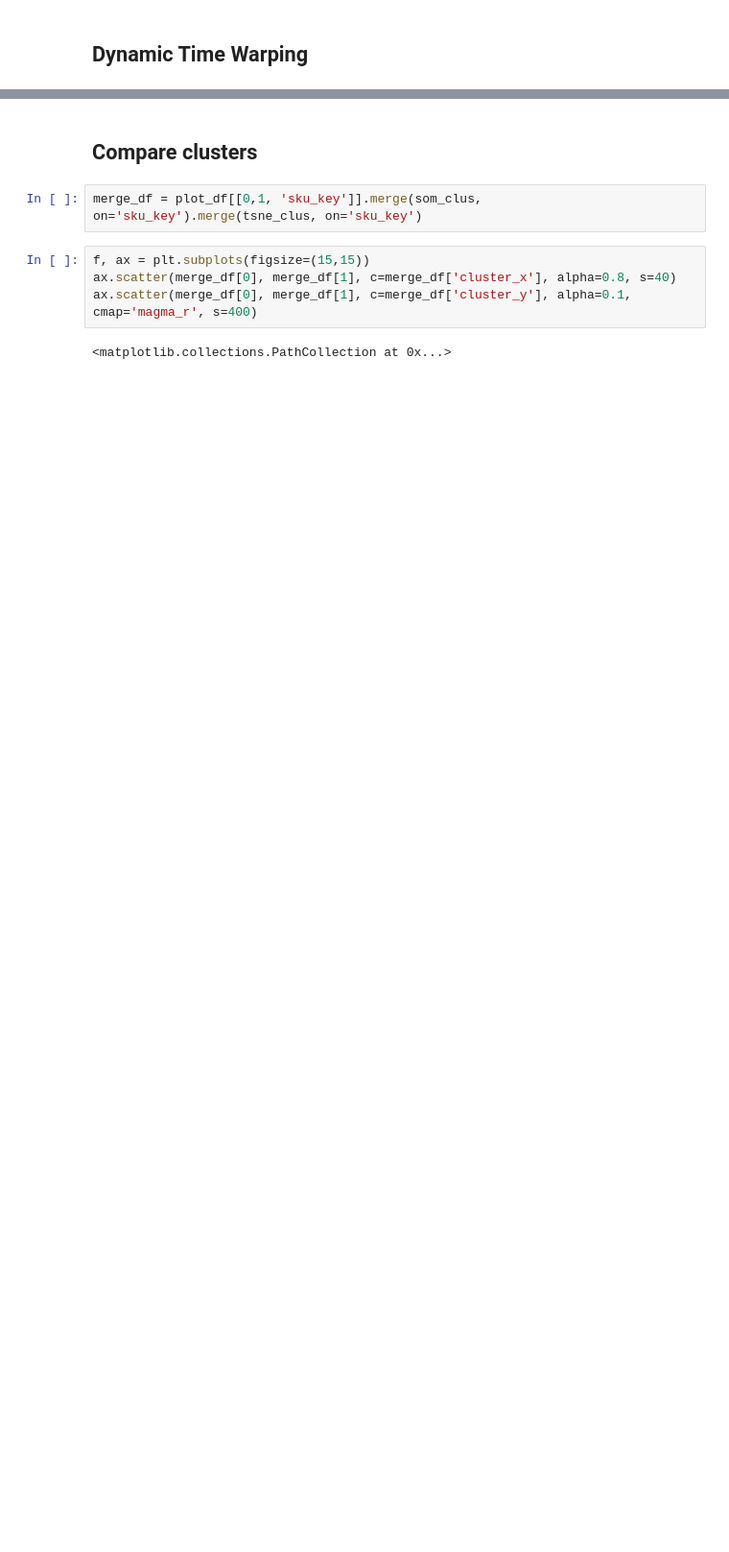
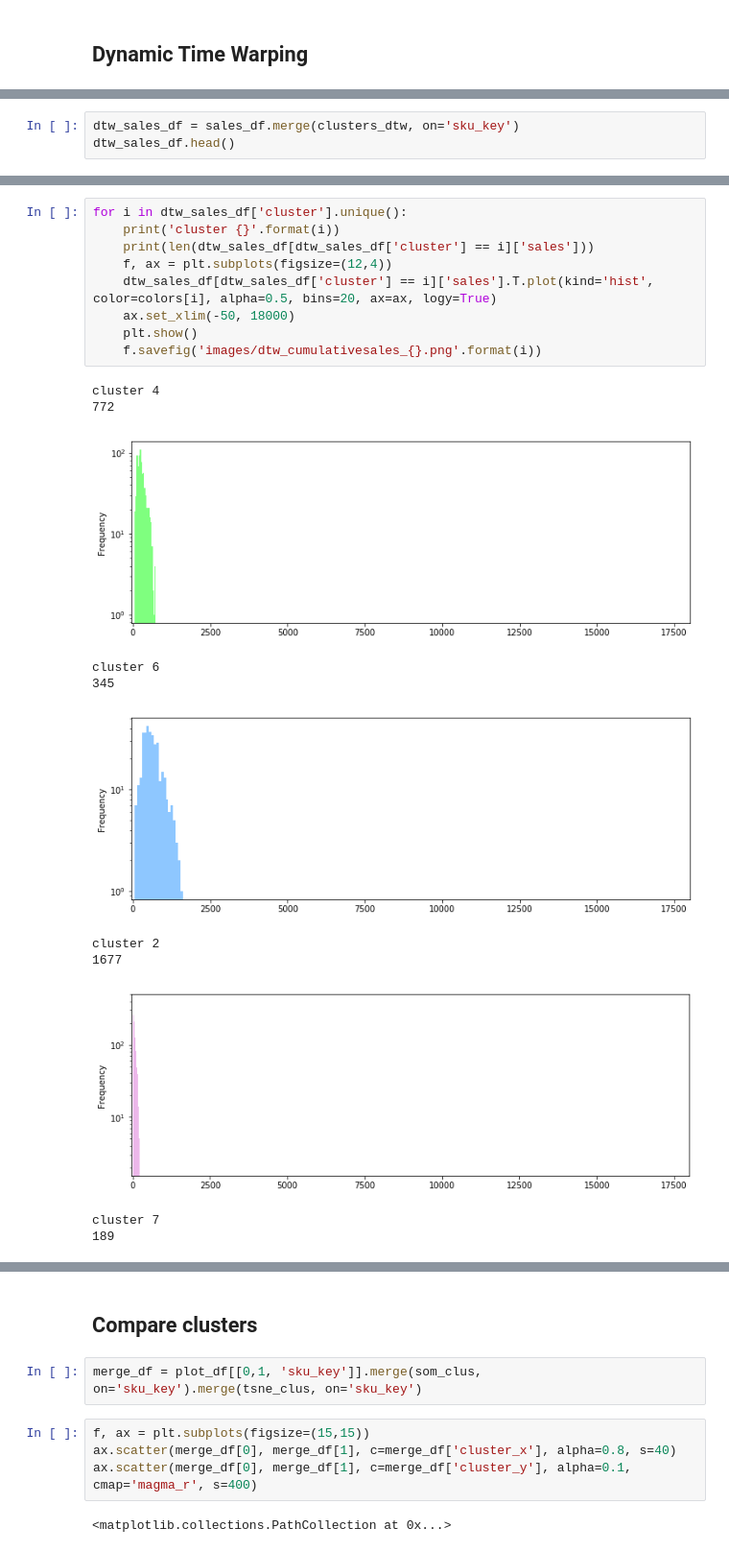
Before and after one commit to brandries/project_echo_clustering, a Jupyter notebook: clustering/Visualize_Notebook.ipynb, the cells around one changed output, grey strips where cells are left out. Shown at 96% size. Saved outputs shown, nothing was run; the diff lists cells and outputs as text; blank space fills up the shorter version.

```diff
--- a/clustering/Visualize_Notebook.ipynb
+++ b/clustering/Visualize_Notebook.ipynb
@@ -430,0 +493,3 @@ analyze_dtw.plot_cluster_categorical(df_dict, run_cats, True)
+# %%
+dtw_sales_df = sales_df.merge(clusters_dtw, on='sku_key')
+dtw_sales_df.head()
@@ -430,0 +503,21 @@ analyze_dtw.plot_cluster_categorical(df_dict, run_cats, True)
+# %%
+for i in dtw_sales_df['cluster'].unique():
+    print('cluster {}'.format(i))
+    print(len(dtw_sales_df[dtw_sales_df['cluster'] == i]['sales']))
+    f, ax = plt.subplots(figsize=(12,4))
+    dtw_sales_df[dtw_sales_df['cluster'] == i]['sales'].T.plot(kind='hist', color=colors[i], alpha=0.5, bins=20, ax=ax, logy=True)
+    ax.set_xlim(-50, 18000)
+    plt.show()
+    f.savefig('images/dtw_cumulativesales_{}.png'.format(i))
+# %% [output]
+cluster 4
+772
+[figure, added]
+cluster 6
+345
+[figure, added]
+cluster 2
+1677
+[figure, added]
+cluster 7
+189
```
Also changed, not shown: parts of 38 cells of this notebook.
